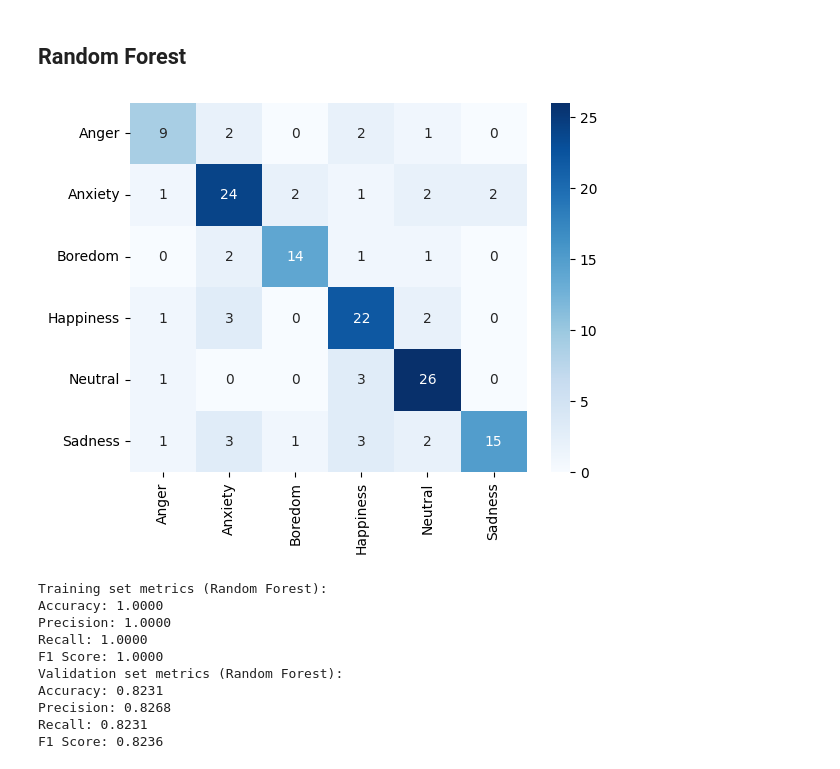
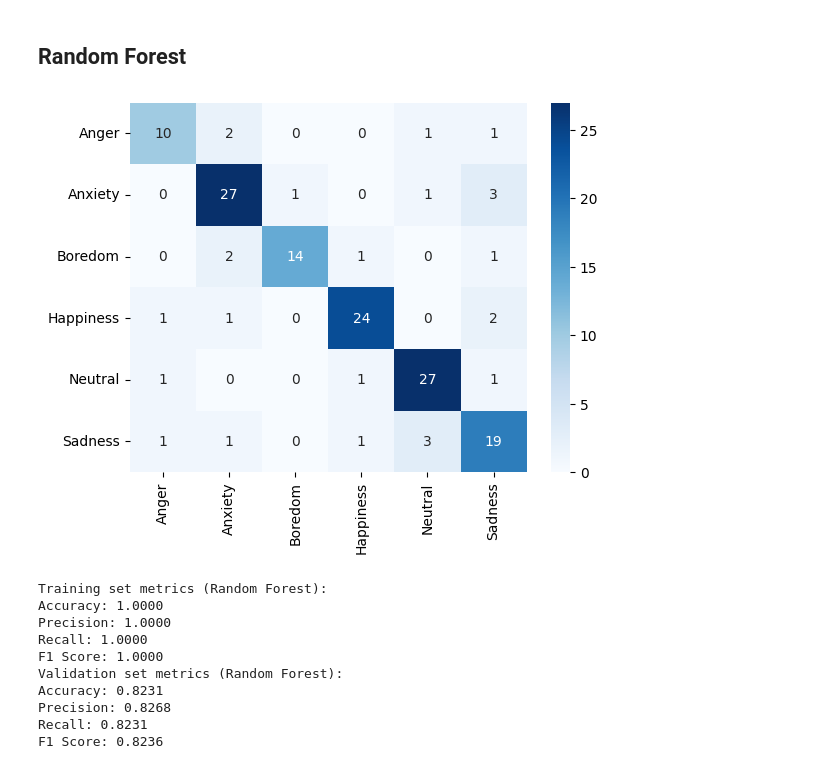
Before and after one commit to roshantaneja/ucla_cssi_2024, a Jupyter notebook: project/client.ipynb, the cells around one changed output. Drawn from its saved outputs; the diff is of its cells as text; code cells hidden in the pictures.

```diff
--- a/project/client.ipynb
+++ b/project/client.ipynb
@@ -573,19 +593,19 @@ F1 Score: 0.7981
 # %%
 # Additional evaluation: ROC curve for the best model (assuming Random Forest for demonstration)
 rf = RandomForestClassifier(n_estimators=100, random_state=42)
 rf.fit(X_train, y_train)
 
 # Make predictions
 y_pred_train_rf = rf.predict(X_train)
 y_pred_val_rf = rf.predict(X_val)
 
 # display the confusion matrix with the proper labels
 cm_rf = confusion_matrix(y_val, y_pred_val_rf)
-cm_rf_df = pd.DataFrame(cm_knn_cosine, index = label_encoder_emotion.classes_, columns = label_encoder_emotion.classes_)
+cm_rf_df = pd.DataFrame(cm_rf, index = label_encoder_emotion.classes_, columns = label_encoder_emotion.classes_)
 
 plot = sns.heatmap(cm_rf_df, annot=True, cmap='Blues')
 # %% [output]
-[figure, old version]
+[figure, new version]
 # %%
 # Compute evaluation metrics
 accuracy_train_rf = accuracy_score(y_train, y_pred_train_rf)
```
Also changed, not shown: parts of 16 cells of this notebook.
